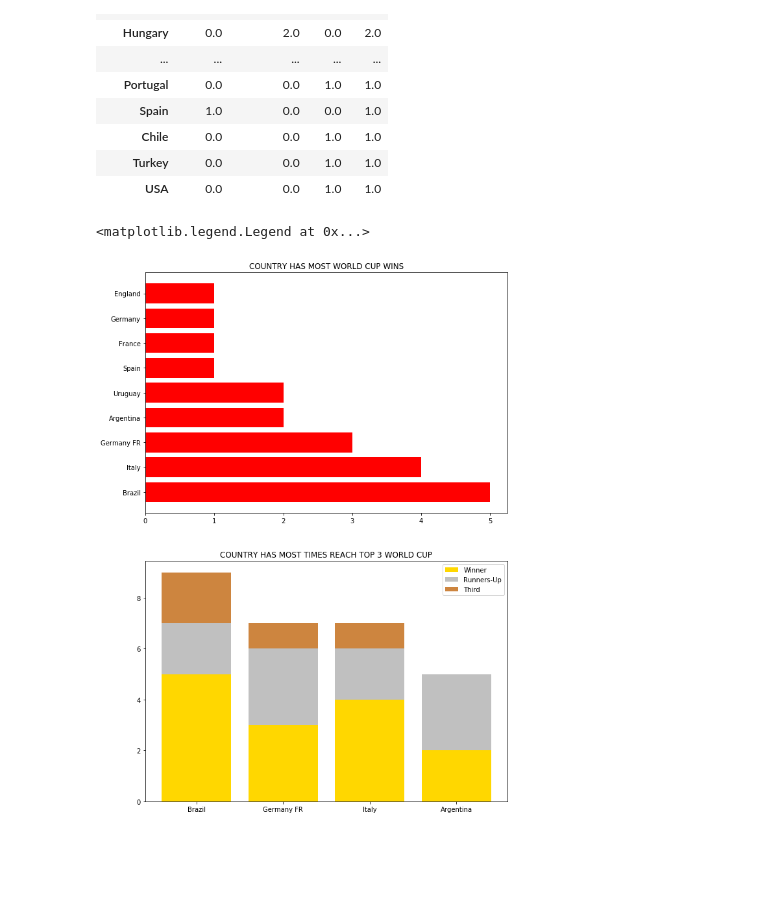
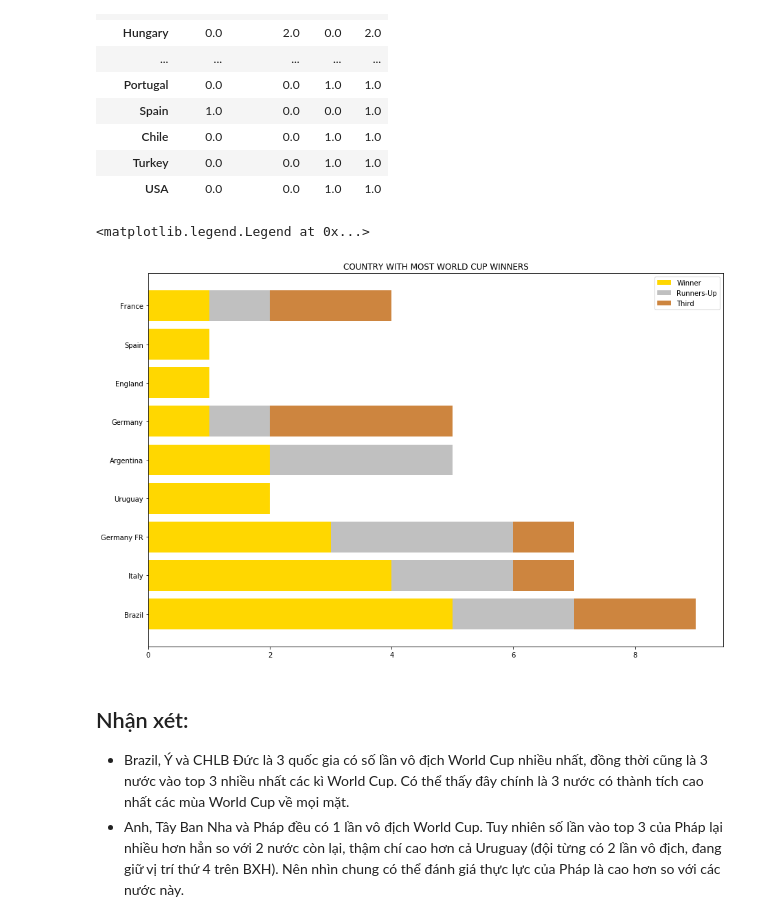
Before and after one commit to logacc99/LTKHDL_FinalProject, a Jupyter notebook: 1712174-NguyenGiaThuan.ipynb, the cells around one changed output. Drawn from its saved outputs; the diff is of its cells as text; code cells hidden in the pictures; blank space fills up the shorter version.

```diff
--- a/1712174-NguyenGiaThuan.ipynb
+++ b/1712174-NguyenGiaThuan.ipynb
@@ -162,15 +174,17 @@ top3
 | Turkey | 0.0 | 0.0 | 1.0 | 1.0 |
 | USA | 0.0 | 0.0 | 1.0 | 1.0 |
 # %%
-fig, ax = plt.subplots(2, figsize = (10, 15))
-ax[0].barh(winners.index, winners.iloc[:], color = 'red')
-ax[0].set_title('COUNTRY HAS MOST WORLD CUP WINS')
-
-ax[1].bar(top3.index[:4], top3['Winner'][:4], color = 'gold', label = 'Winner')
-ax[1].bar(top3.index[:4], top3['Runners-Up'][:4], bottom = top3['Winner'][:4], color = 'silver', label = 'Runners-Up')
-ax[1].bar(top3.index[:4], top3['Third'][:4], bottom = top3['Winner'][:4] + top3['Runners-Up'][:4], color = 'peru', label = 'Third')
-ax[1].set_title('COUNTRY HAS MOST TIMES REACH TOP 3 WORLD CUP')
-ax[1].legend()
+fig, ax = plt.subplots(figsize = (15, 10))
+tmp = top3.loc[championship, :]
+ax.barh(tmp.index, tmp['Winner'], color = 'gold', label = 'Winner')
+ax.barh(tmp.index, tmp['Runners-Up'], left = tmp['Winner'], color = 'silver', label = 'Runners-Up')
+ax.barh(tmp.index, tmp['Third'], left = tmp['Winner'] + tmp['Runners-Up'], color = 'peru', label = 'Third')
+ax.set_title('COUNTRY WITH MOST WORLD CUP WINNERS')
+ax.legend()
 # %% [output]
 <matplotlib.legend.Legend at 0x...>
-[figure, old version]
+[figure, new version]
+# %% [markdown]
+## Nhận xét:
+- Brazil, Ý và CHLB Đức là 3 quốc gia có số lần vô địch World Cup nhiều nhất, đồng thời cũng là 3 nước vào top 3 nhiều nhất các kì World Cup. Có thể thấy đây chính là 3 nước có thành tích cao nhất các mùa World Cup về mọi mặt.
+- Anh, Tây Ban Nha và Pháp đều có 1 lần vô địch World Cup. Tuy nhiên số lần vào top 3 của Pháp lại nhiều hơn hẳn so với 2 nước còn lại, thậm chí cao hơn cả Uruguay (đội từng có 2 lần vô địch, đang giữ vị trí thứ 4 trên BXH). Nên nhìn chung có thể đánh giá thực lực của Pháp là cao hơn so với các nước này.
```
Also changed, not shown: parts of 2 cells of this notebook.
